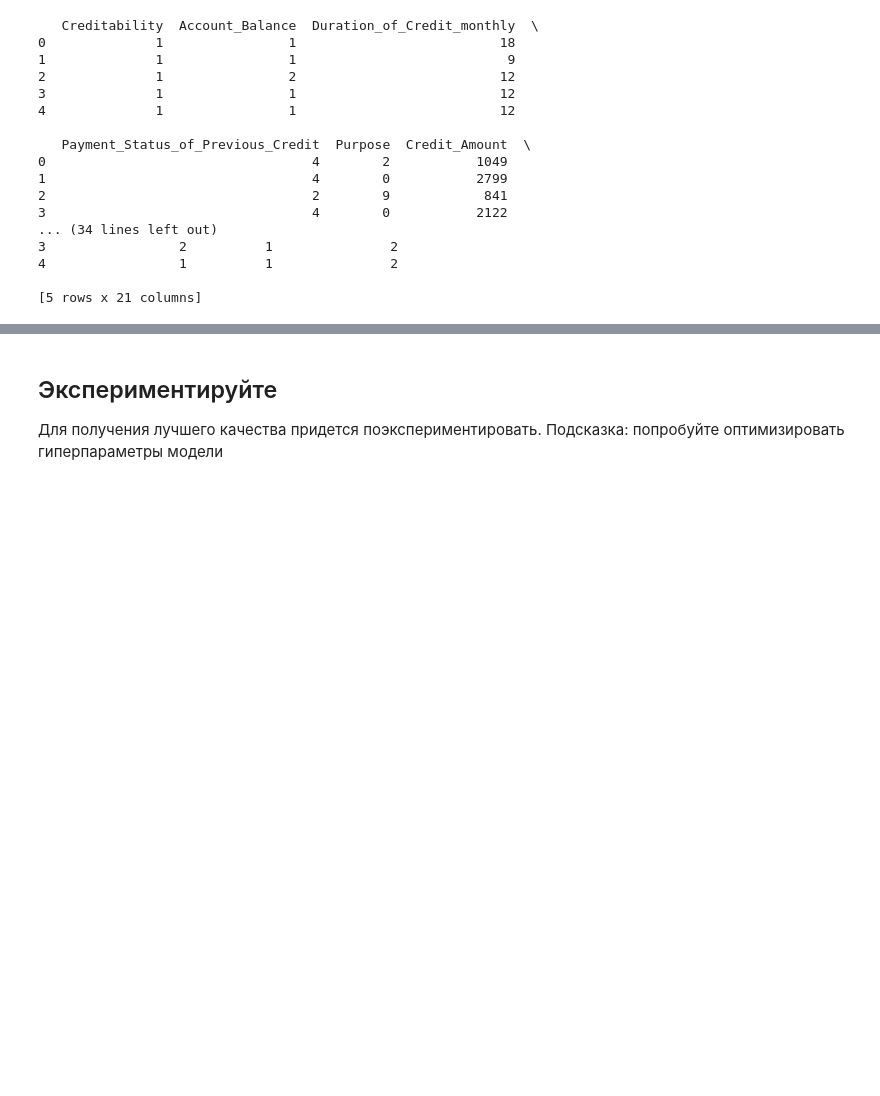
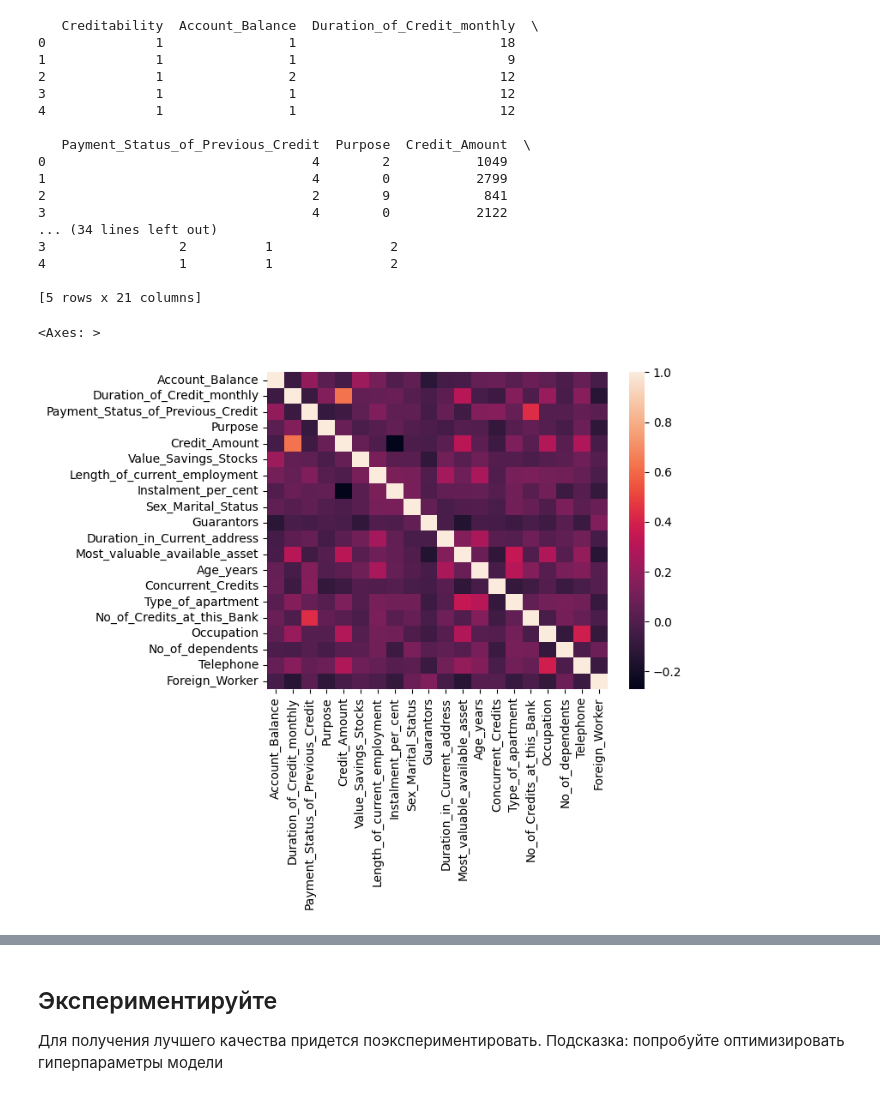
Before and after one commit to ssoncho/Data-science-lab-4, a Jupyter notebook: Ансамбли.ipynb, the cells around one changed output, grey strips where cells are left out. Saved outputs shown, nothing was run; the diff lists cells and outputs as text; code cells hidden in the pictures; blank space fills up the shorter version.

```diff
--- a/Ансамбли.ipynb
+++ b/Ансамбли.ipynb
@@ -46,3 +62,8 @@ X_train, X_test, y_train, y_test = train_test_split(X, y, test_size=0.2, random_
 4                 1          1               2
 
 [5 rows x 21 columns]
+# %%
+sns.heatmap(data.iloc[:, 1:].corr())
+# %% [output]
+<Axes: >
+[figure, added]
```
Also changed, not shown: parts of 9 cells of this notebook.
